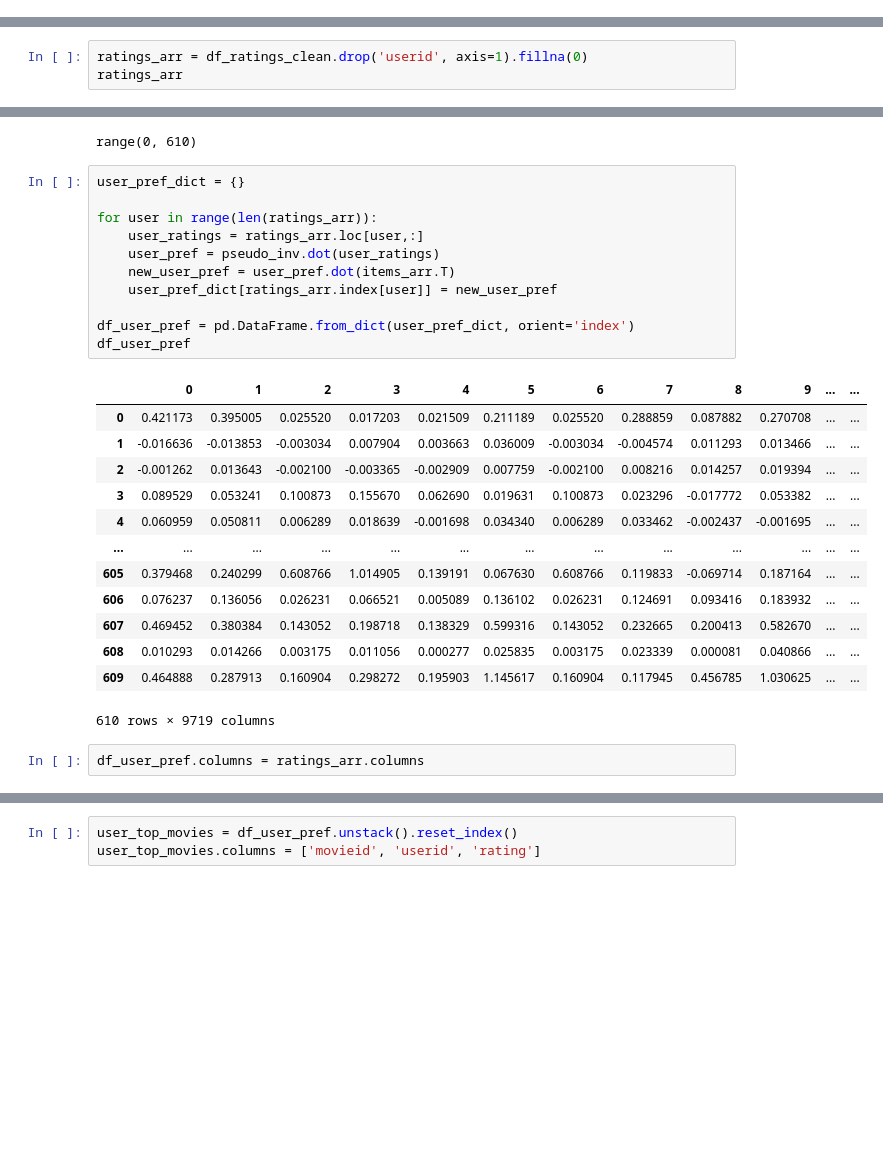
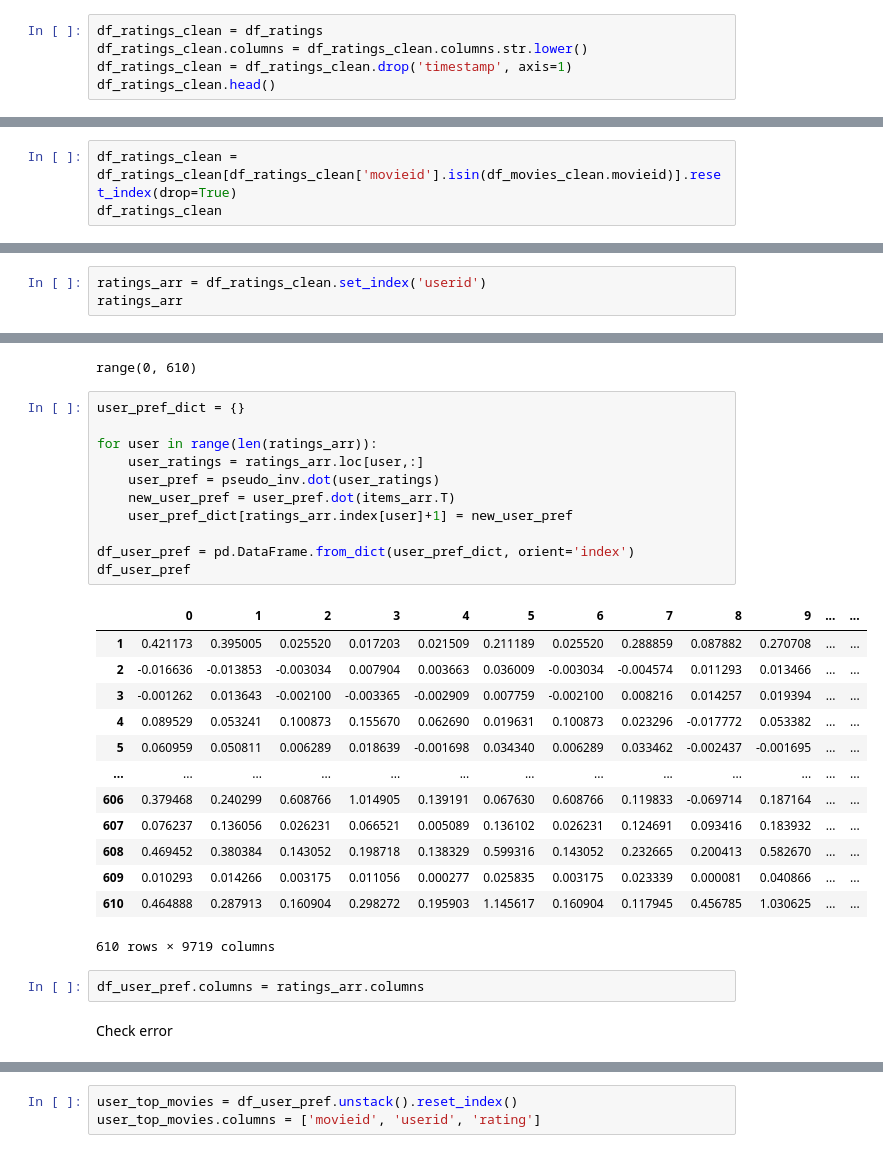
Before and after one commit to willmbennett/movie_rec_sys, a Jupyter notebook: index.ipynb, the cells around one changed output, grey strips where cells are left out. Drawn from its saved outputs; the diff is of its cells as text; blank space fills up the shorter version.

```diff
--- a/index.ipynb
+++ b/index.ipynb
@@ -391,0 +449,5 @@ movie_list
+# %%
+df_ratings_clean = df_ratings
+df_ratings_clean.columns = df_ratings_clean.columns.str.lower()
+df_ratings_clean = df_ratings_clean.drop('timestamp', axis=1)
+df_ratings_clean.head()
@@ -391,0 +463,3 @@ movie_list
+# %%
+df_ratings_clean = df_ratings_clean[df_ratings_clean['movieid'].isin(df_movies_clean.movieid)].reset_index(drop=True)
+df_ratings_clean
@@ -391,0 +539,3 @@ movie_list
+# %%
+ratings_arr = df_ratings_clean.set_index('userid')
+ratings_arr
@@ -421,6 +588,3 @@ array([[ 0.00000000e+00,  0.00000000e+00,  0.00000000e+00, ...,
         -2.09407374e-04, -2.03258958e-04,  9.20128083e-06],
        [-4.48776648e-05, -7.27039891e-05, -3.85753857e-05, ...,
         -5.27627290e-05, -3.82783381e-05, -2.63848643e-05]])
-# %%
-ratings_arr = df_ratings_clean.drop('userid', axis=1).fillna(0)
-ratings_arr
@@ -482,27 +632,29 @@ range(0, 610)
 # %%
 user_pref_dict = {}
 
 for user in range(len(ratings_arr)):
     user_ratings = ratings_arr.loc[user,:]
     user_pref = pseudo_inv.dot(user_ratings)
     new_user_pref = user_pref.dot(items_arr.T)
-    user_pref_dict[ratings_arr.index[user]] = new_user_pref
+    user_pref_dict[ratings_arr.index[user]+1] = new_user_pref
 
 df_user_pref = pd.DataFrame.from_dict(user_pref_dict, orient='index')
 df_user_pref
 # %% [output]
 |  | 0 | 1 | 2 | 3 | 4 | 5 | 6 | 7 | 8 | 9 | ... | ... |
-| 0 | 0.421173 | 0.395005 | 0.025520 | 0.017203 | 0.021509 | 0.211189 | 0.025520 | 0.288859 | 0.087882 | 0.270708 | ... | ... |
-| 1 | -0.016636 | -0.013853 | -0.003034 | 0.007904 | 0.003663 | 0.036009 | -0.003034 | -0.004574 | 0.011293 | 0.013466 | ... | ... |
-| 2 | -0.001262 | 0.013643 | -0.002100 | -0.003365 | -0.002909 | 0.007759 | -0.002100 | 0.008216 | 0.014257 | 0.019394 | ... | ... |
-| 3 | 0.089529 | 0.053241 | 0.100873 | 0.155670 | 0.062690 | 0.019631 | 0.100873 | 0.023296 | -0.017772 | 0.053382 | ... | ... |
-| 4 | 0.060959 | 0.050811 | 0.006289 | 0.018639 | -0.001698 | 0.034340 | 0.006289 | 0.033462 | -0.002437 | -0.001695 | ... | ... |
+| 1 | 0.421173 | 0.395005 | 0.025520 | 0.017203 | 0.021509 | 0.211189 | 0.025520 | 0.288859 | 0.087882 | 0.270708 | ... | ... |
+| 2 | -0.016636 | -0.013853 | -0.003034 | 0.007904 | 0.003663 | 0.036009 | -0.003034 | -0.004574 | 0.011293 | 0.013466 | ... | ... |
+| 3 | -0.001262 | 0.013643 | -0.002100 | -0.003365 | -0.002909 | 0.007759 | -0.002100 | 0.008216 | 0.014257 | 0.019394 | ... | ... |
+| 4 | 0.089529 | 0.053241 | 0.100873 | 0.155670 | 0.062690 | 0.019631 | 0.100873 | 0.023296 | -0.017772 | 0.053382 | ... | ... |
+| 5 | 0.060959 | 0.050811 | 0.006289 | 0.018639 | -0.001698 | 0.034340 | 0.006289 | 0.033462 | -0.002437 | -0.001695 | ... | ... |
 | ... | ... | ... | ... | ... | ... | ... | ... | ... | ... | ... | ... | ... |
-| 605 | 0.379468 | 0.240299 | 0.608766 | 1.014905 | 0.139191 | 0.067630 | 0.608766 | 0.119833 | -0.069714 | 0.187164 | ... | ... |
-| 606 | 0.076237 | 0.136056 | 0.026231 | 0.066521 | 0.005089 | 0.136102 | 0.026231 | 0.124691 | 0.093416 | 0.183932 | ... | ... |
-| 607 | 0.469452 | 0.380384 | 0.143052 | 0.198718 | 0.138329 | 0.599316 | 0.143052 | 0.232665 | 0.200413 | 0.582670 | ... | ... |
-| 608 | 0.010293 | 0.014266 | 0.003175 | 0.011056 | 0.000277 | 0.025835 | 0.003175 | 0.023339 | 0.000081 | 0.040866 | ... | ... |
-| 609 | 0.464888 | 0.287913 | 0.160904 | 0.298272 | 0.195903 | 1.145617 | 0.160904 | 0.117945 | 0.456785 | 1.030625 | ... | ... |
+| 606 | 0.379468 | 0.240299 | 0.608766 | 1.014905 | 0.139191 | 0.067630 | 0.608766 | 0.119833 | -0.069714 | 0.187164 | ... | ... |
+| 607 | 0.076237 | 0.136056 | 0.026231 | 0.066521 | 0.005089 | 0.136102 | 0.026231 | 0.124691 | 0.093416 | 0.183932 | ... | ... |
+| 608 | 0.469452 | 0.380384 | 0.143052 | 0.198718 | 0.138329 | 0.599316 | 0.143052 | 0.232665 | 0.200413 | 0.582670 | ... | ... |
+| 609 | 0.010293 | 0.014266 | 0.003175 | 0.011056 | 0.000277 | 0.025835 | 0.003175 | 0.023339 | 0.000081 | 0.040866 | ... | ... |
+| 610 | 0.464888 | 0.287913 | 0.160904 | 0.298272 | 0.195903 | 1.145617 | 0.160904 | 0.117945 | 0.456785 | 1.030625 | ... | ... |
 610 rows × 9719 columns
 # %%
 df_user_pref.columns = ratings_arr.columns
+# %% [markdown]
+Check error
```
Also changed, not shown: parts of 45 cells of this notebook.
